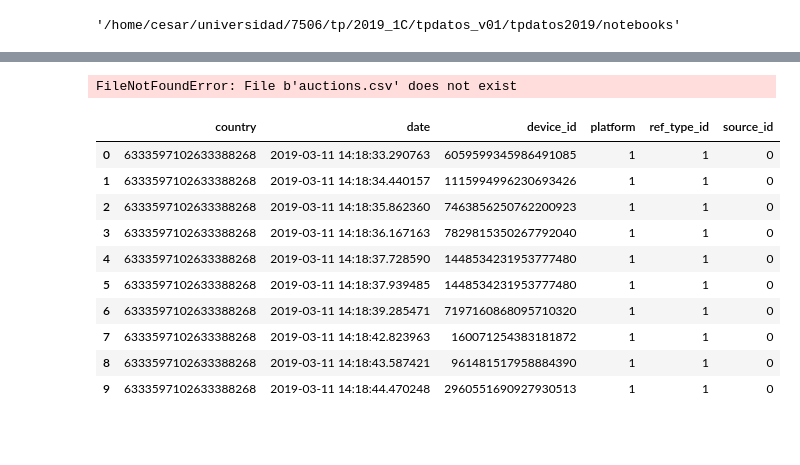
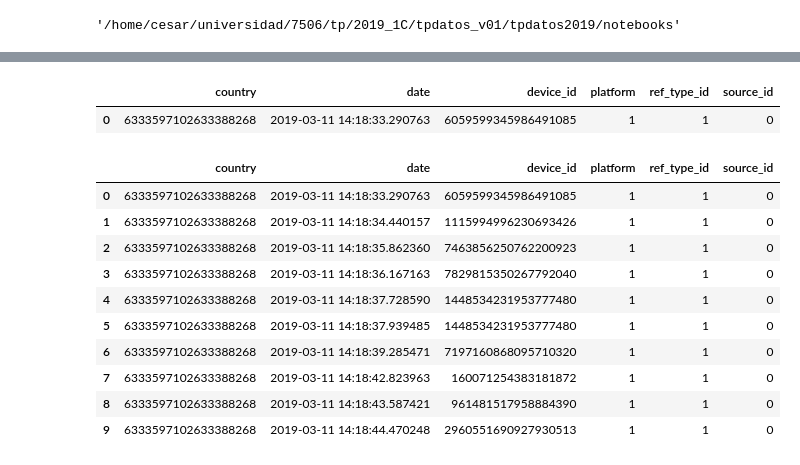
Before and after one commit to faristegui/tpdatos2019, a Jupyter notebook: notebooks/Auctions_Analisis_cesar.ipynb, the cells around one changed output, grey strips where cells are left out. Drawn from its saved outputs; the diff is of its cells as text; code cells hidden in the pictures; blank space fills up the shorter version.

```diff
--- a/notebooks/Auctions_Analisis_cesar.ipynb
+++ b/notebooks/Auctions_Analisis_cesar.ipynb
@@ -29,7 +29,7 @@ os.chdir('/home/cesar/universidad/7506/tp/2019_1C/data/')
 # %%
 %time
 # Carga de archivos CSV
-dfAuctions = pd.read_csv('auctions.csv',
+dfAuctions = pd.read_csv('../data/auctions.csv',
                  usecols=['country', 'date', 'device_id', 'platform','ref_type_id', 'source_id'],
                  dtype={'platform':np.int8, 'ref_type_id':np.int8, 'source_id':np.int8})
 dfAuctions.head(1)
@@ -39,4 +39,5 @@ Wall time: 19.6 µs
-FileNotFoundError: File b'auctions.csv' does not exist
+|  | country | date | device_id | platform | ref_type_id | source_id |
+| 0 | 6333597102633388268 | 2019-03-11 14:18:33.290763 | 6059599345986491085 | 1 | 1 | 0 |
 # %%
 dfAuctions.head(10)
 # %% [output]
```
Also changed, not shown: parts of 3 cells of this notebook, 2 other files.
